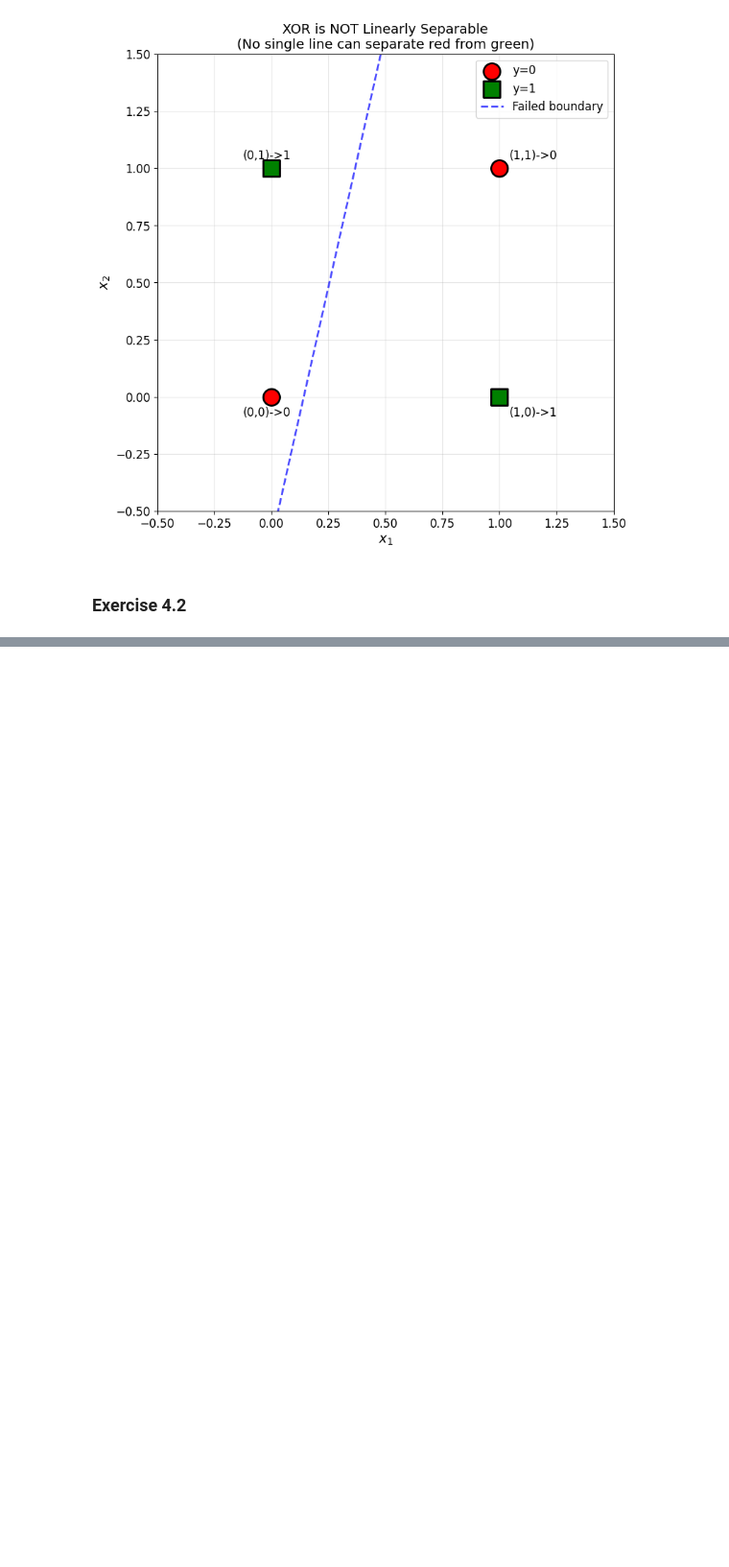
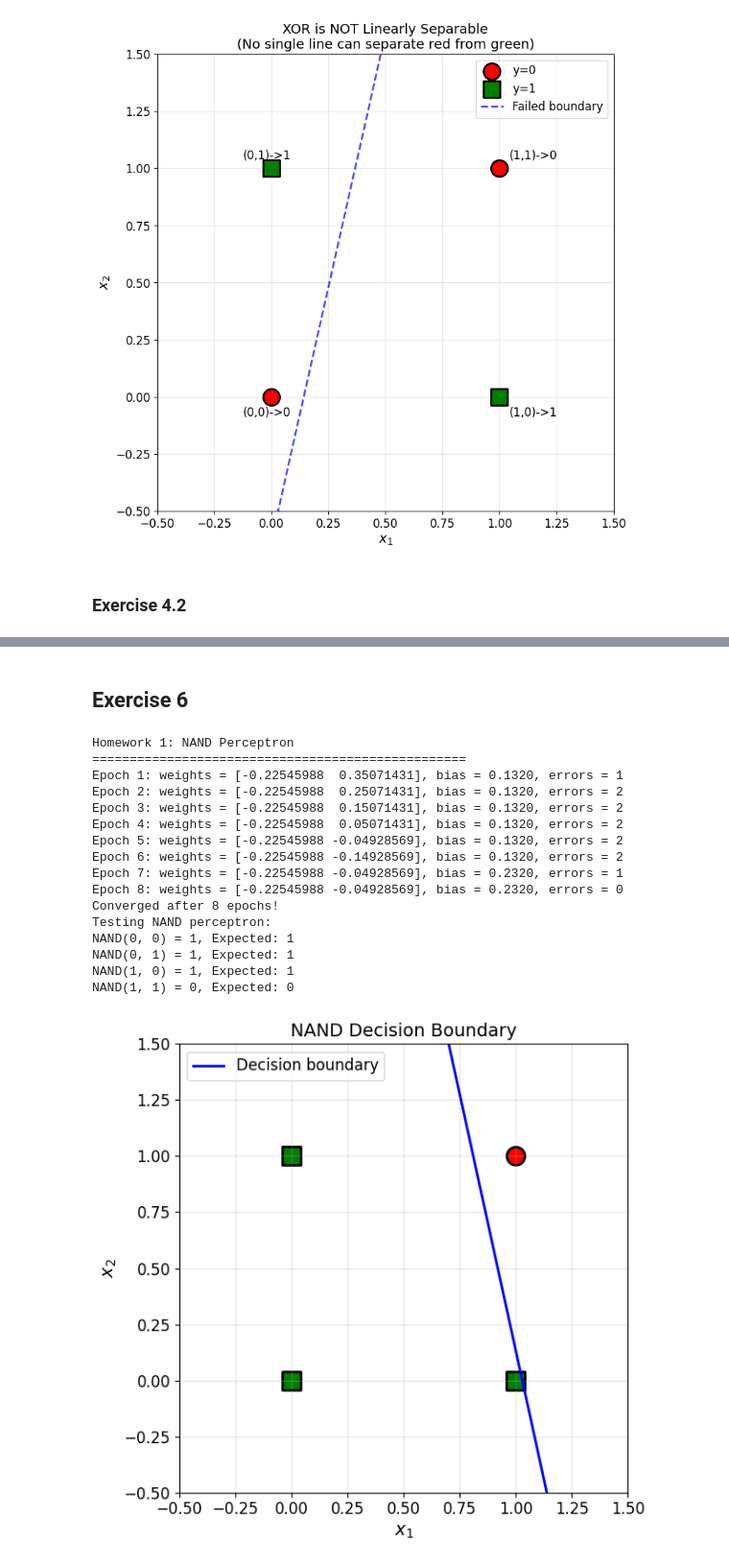
Before and after one commit to fionnmcgoldrick123/artificial_intelligence_lab, a Jupyter notebook: lab_1.ipynb, the cells around one changed output, grey strips where cells are left out. Shown at 96% size. Cells and saved outputs as stored; diff of their text form; code cells hidden in the pictures; blank space fills up the shorter version.

```diff
--- a/lab_1.ipynb
+++ b/lab_1.ipynb
@@ -653,0 +982,51 @@ print("Figure saved as 'linear_separability_comparison.png'")
+# %% [markdown]
+## Exercise 6
+# %%
+# Homework 1: NAND perceptron
+X_nand = np.array([
+    [0, 0],
+    [0, 1],
+    [1, 0],
+    [1, 1],
+])
+y_nand = np.array([1, 1, 1, 0])
+
+print("Homework 1: NAND Perceptron")
+print("=" * 50)
+np.random.seed(42)
+perceptron_nand = Perceptron(n_inputs=2, learning_rate=0.1)
+perceptron_nand.train(X_nand, y_nand, epochs=10, verbose=True)
+
+print("Testing NAND perceptron:")
+for i in range(len(X_nand)):
+    prediction = perceptron_nand.predict(X_nand[i])
+    print(f"NAND({X_nand[i][0]}, {X_nand[i][1]}) = {prediction}, Expected: {y_nand[i]}")
+
+# Plot NAND decision boundary
+plot_decision_boundary(
+    X_nand,
+    y_nand,
+    perceptron_nand.weights,
+    perceptron_nand.bias,
+    "NAND Decision Boundary",
+)
+plt.tight_layout()
+plt.show()
+# %% [output]
+Homework 1: NAND Perceptron
+==================================================
+Epoch 1: weights = [-0.22545988  0.35071431], bias = 0.1320, errors = 1
+Epoch 2: weights = [-0.22545988  0.25071431], bias = 0.1320, errors = 2
+Epoch 3: weights = [-0.22545988  0.15071431], bias = 0.1320, errors = 2
+Epoch 4: weights = [-0.22545988  0.05071431], bias = 0.1320, errors = 2
+Epoch 5: weights = [-0.22545988 -0.04928569], bias = 0.1320, errors = 2
+Epoch 6: weights = [-0.22545988 -0.14928569], bias = 0.1320, errors = 2
+Epoch 7: weights = [-0.22545988 -0.04928569], bias = 0.2320, errors = 1
+Epoch 8: weights = [-0.22545988 -0.04928569], bias = 0.2320, errors = 0
+Converged after 8 epochs!
+Testing NAND perceptron:
+NAND(0, 0) = 1, Expected: 1
+NAND(0, 1) = 1, Expected: 1
+NAND(1, 0) = 1, Expected: 1
+NAND(1, 1) = 0, Expected: 0
+[figure, added]
```
Also changed, not shown: parts of 31 cells of this notebook, 5 other files.
